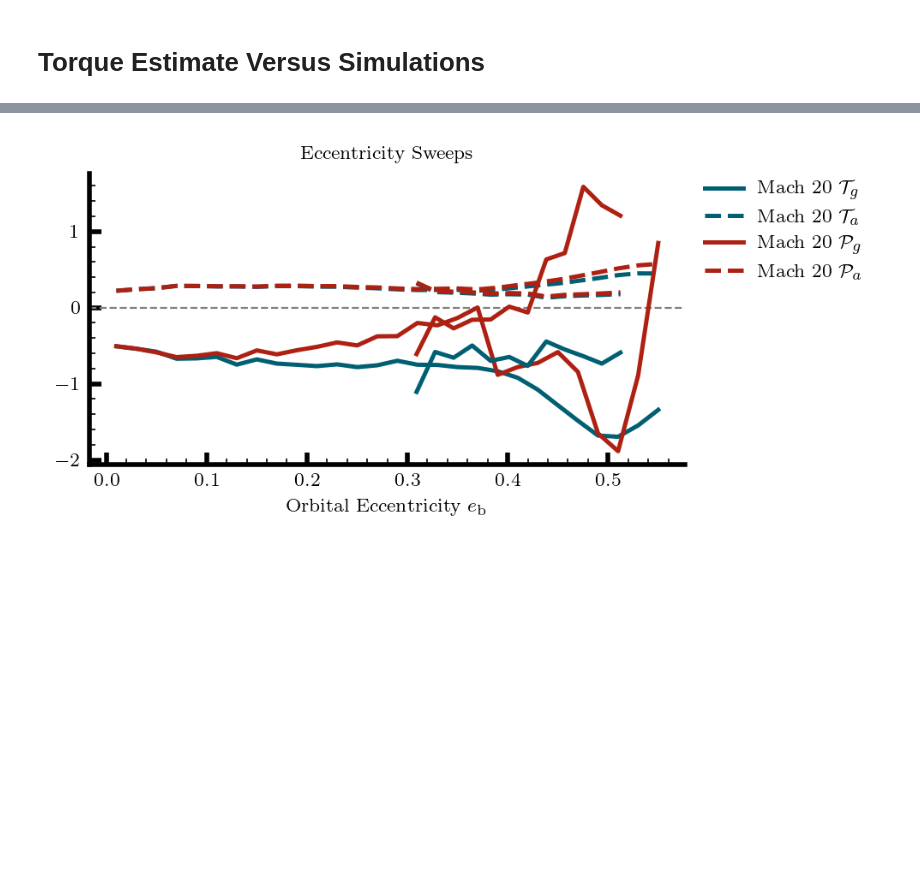
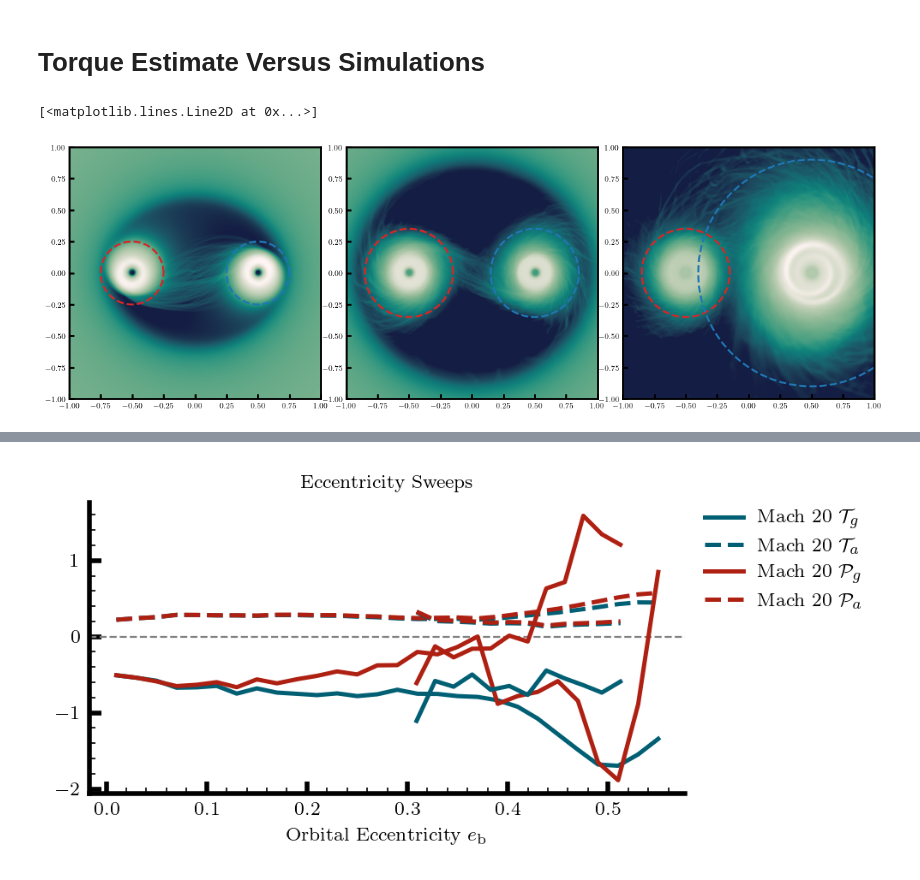
Before and after one commit to davidoneill00/sailfish, a Jupyter notebook: FancyPlotting.ipynb, the cells around one changed output, grey strips where cells are left out. Cells and saved outputs as stored; diff of their text form; code cells hidden in the pictures; blank space fills up the shorter version.

```diff
--- a/FancyPlotting.ipynb
+++ b/FancyPlotting.ipynb
@@ -1611,0 +1302,12 @@ plt.savefig(f"Minidisks_OP.png", dpi=400, bbox_inches='tight')
+# %%
+if False:
+    Averaged_Disk_Profiles = ProcessTimeAzimuthalAverages(
+        save=True,
+        Nbins=500,
+        n_workers=1,
+        savename='Resonances.pkl',
+        loading_dirs='/mnt/beegfs/haimagrp/david_oneill/sailfish/Retrograde/Sweeps/Mach20/ResonantTorque/'
+        )
+else:
+    with open('Resonances.pkl', 'rb') as f:
+        Averaged_Disk_Profiles = pickle.load(f)
@@ -1660,3 +1478,62 @@ plt.savefig('AccretionTimeseries.png', dpi=400)
 [figure]
 # %% [markdown]
 # Torque Estimate Versus Simulations
+# %%
+fig = plt.figure(figsize=(3 * text_width,  text_width))
+gs  = fig.add_gridspec(1, 3, height_ratios=[1.0], hspace=0.0, wspace=0.1)
+ax0 = fig.add_subplot(gs[0])
+ax1 = fig.add_subplot(gs[1])
+ax2 = fig.add_subplot(gs[2])
+
+Mdrop  = [6.454004361716007e-08, 2.065281395749122e-06, 6.608900466397191e-05]
+Radius = Averaged_Disk_Profiles[0]['Radius'][-1]
+extent = -Radius, Radius, -Radius, Radius
+f0     = np.log10(Averaged_Disk_Profiles[0]['Sigma_co'] * Mdrop[0]**(3./5.))
+f1     = np.log10(Averaged_Disk_Profiles[3]['Sigma_co'] * Mdrop[1]**(3./5.))
+f2     = np.log10(Averaged_Disk_Profiles[6]['Sigma_co'] * Mdrop[2]**(3./5.))
+cm     = ax0.imshow(
+    f0,
+    origin="lower",
+    vmin=-7,
+    vmax=-4,
+    cmap=cmocean.cm.tempo_r,
+    extent=extent,
+)
+cm     = ax1.imshow(
+    f1,
+    origin="lower",
+    vmin=-7,
+    vmax=-4,
+    cmap=cmocean.cm.tempo_r,
+    extent=extent,
+)
+cm     = ax2.imshow(
+    f2,
+    origin="lower",
+    vmin=-7,
+    vmax=-4,
+    cmap=cmocean.cm.tempo_r,
+    extent=extent,
+)
+
+ax0.set_xlim(-1.0, 1.0)
+ax0.set_ylim(-1.0, 1.0)
+ax1.set_xlim(-1.0, 1.0)
+ax1.set_ylim(-1.0, 1.0)
+ax2.set_xlim(-1.0, 1.0)
+ax2.set_ylim(-1.0, 1.0)
+
+r1a, r1b = 0.25, 0.25
+ax0.plot([r1a * np.cos(t)-0.5 for t in np.linspace(0, 2*np.pi, 1000)], [r1a * np.sin(t) for t in np.linspace(0, 2*np.pi, 1000)], c = 'tab:red' , lw = 2.0, linestyle='dashed')
+ax0.plot([r1b * np.cos(t)+0.5 for t in np.linspace(0, 2*np.pi, 1000)], [r1b * np.sin(t) for t in np.linspace(0, 2*np.pi, 1000)], c = 'tab:blue', lw = 2.0, linestyle='dashed')
+
+r1a, r1b = 0.35, 0.35
+ax1.plot([r1a * np.cos(t)-0.5 for t in np.linspace(0, 2*np.pi, 1000)], [r1a * np.sin(t) for t in np.linspace(0, 2*np.pi, 1000)], c = 'tab:red' , lw = 2.0, linestyle='dashed')
+ax1.plot([r1b * np.cos(t)+0.5 for t in np.linspace(0, 2*np.pi, 1000)], [r1b * np.sin(t) for t in np.linspace(0, 2*np.pi, 1000)], c = 'tab:blue', lw = 2.0, linestyle='dashed')
+
+r1a, r1b = 0.35, 0.9
+ax2.plot([r1a * np.cos(t)-0.5 for t in np.linspace(0, 2*np.pi, 1000)], [r1a * np.sin(t) for t in np.linspace(0, 2*np.pi, 1000)], c = 'tab:red' , lw = 2.0, linestyle='dashed')
+ax2.plot([r1b * np.cos(t)+0.5 for t in np.linspace(0, 2*np.pi, 1000)], [r1b * np.sin(t) for t in np.linspace(0, 2*np.pi, 1000)], c = 'tab:blue', lw = 2.0, linestyle='dashed')
+# %% [output]
+[<matplotlib.lines.Line2D at 0x...>]
+[figure, added]
```
Also changed, not shown: parts of 21 cells of this notebook.
